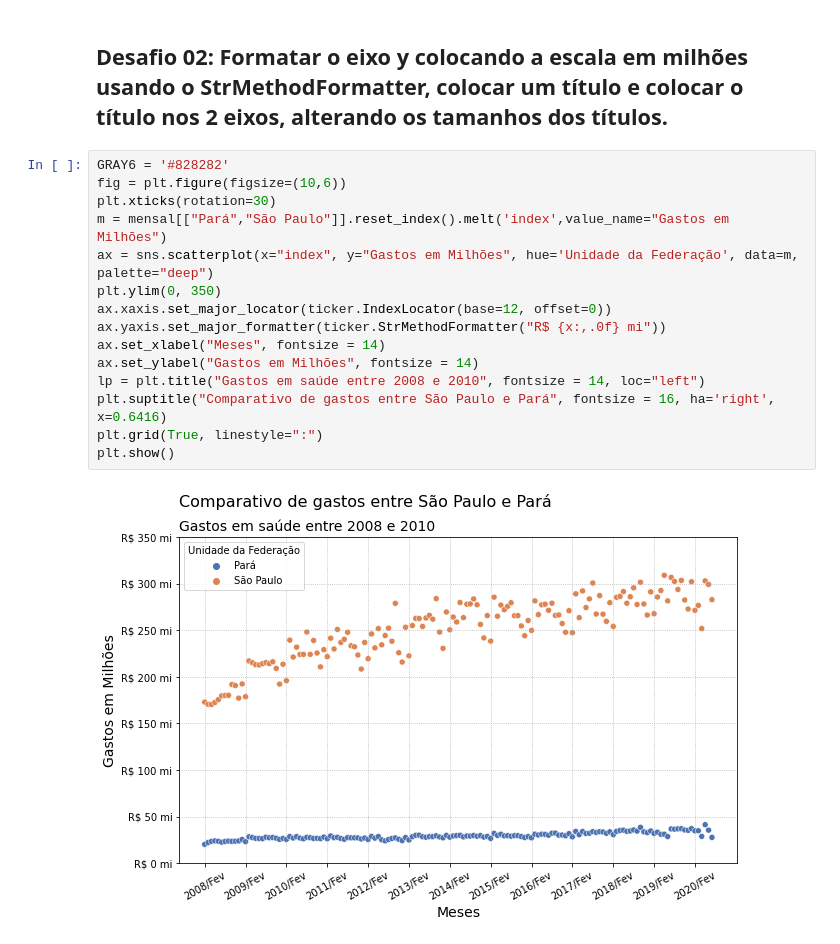
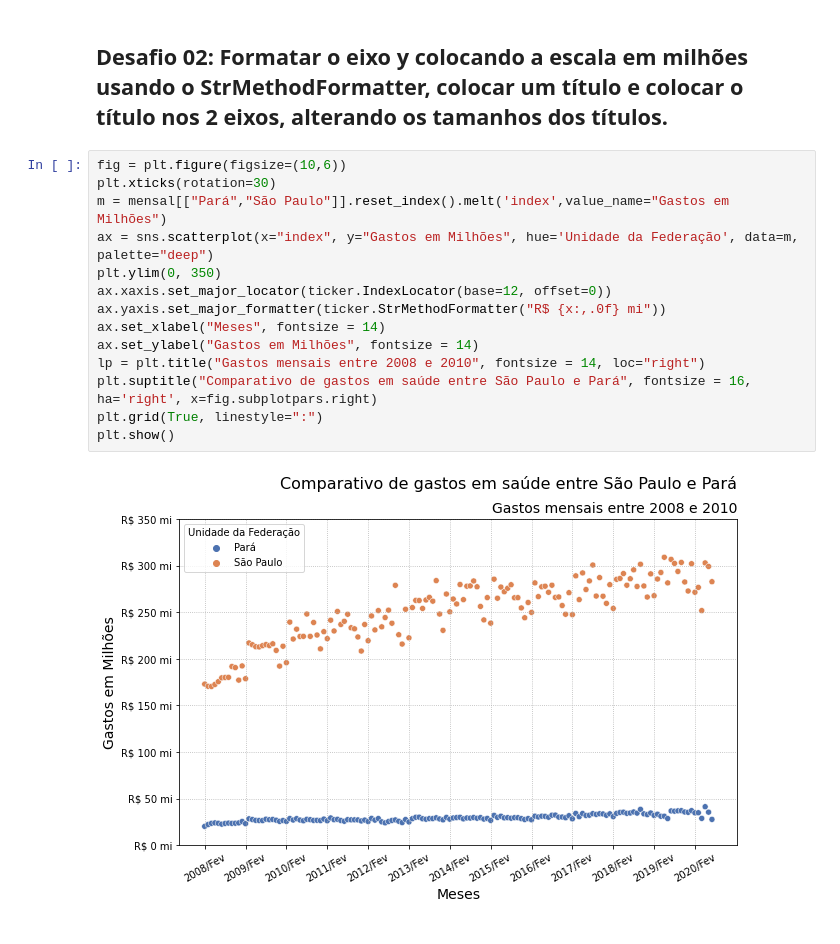
Before and after one commit to willianrocha/bootcamp-datascience-alura, a Jupyter notebook: module_2/ds_mod2_lecture3.ipynb, the cells around one changed output. Drawn from its saved outputs; the diff is of its cells as text.

Commit message:
improving title alignment

```diff
--- a/module_2/ds_mod2_lecture3.ipynb
+++ b/module_2/ds_mod2_lecture3.ipynb
@@ -123,19 +123,18 @@ plt.show()
 # %% [markdown]
 ## Desafio 02: Formatar o eixo y colocando a escala em milhões usando o StrMethodFormatter, colocar um título e colocar o título nos 2 eixos, alterando os tamanhos dos títulos.
 # %%
-GRAY6 = '#828282'
 fig = plt.figure(figsize=(10,6))
 plt.xticks(rotation=30)
 m = mensal[["Pará","São Paulo"]].reset_index().melt('index',value_name="Gastos em Milhões")
 ax = sns.scatterplot(x="index", y="Gastos em Milhões", hue='Unidade da Federação', data=m, palette="deep")
 plt.ylim(0, 350)
 ax.xaxis.set_major_locator(ticker.IndexLocator(base=12, offset=0))
 ax.yaxis.set_major_formatter(ticker.StrMethodFormatter("R$ {x:,.0f} mi"))
 ax.set_xlabel("Meses", fontsize = 14)
 ax.set_ylabel("Gastos em Milhões", fontsize = 14)
-lp = plt.title("Gastos em saúde entre 2008 e 2010", fontsize = 14, loc="left")
-plt.suptitle("Comparativo de gastos entre São Paulo e Pará", fontsize = 16, ha='right', x=0.6416)
+lp = plt.title("Gastos mensais entre 2008 e 2010", fontsize = 14, loc="right")
+plt.suptitle("Comparativo de gastos em saúde entre São Paulo e Pará", fontsize = 16, ha='right', x=fig.subplotpars.right)
 plt.grid(True, linestyle=":")
 plt.show()
 # %% [output]
-[figure, old version]
+[figure, new version]
```
